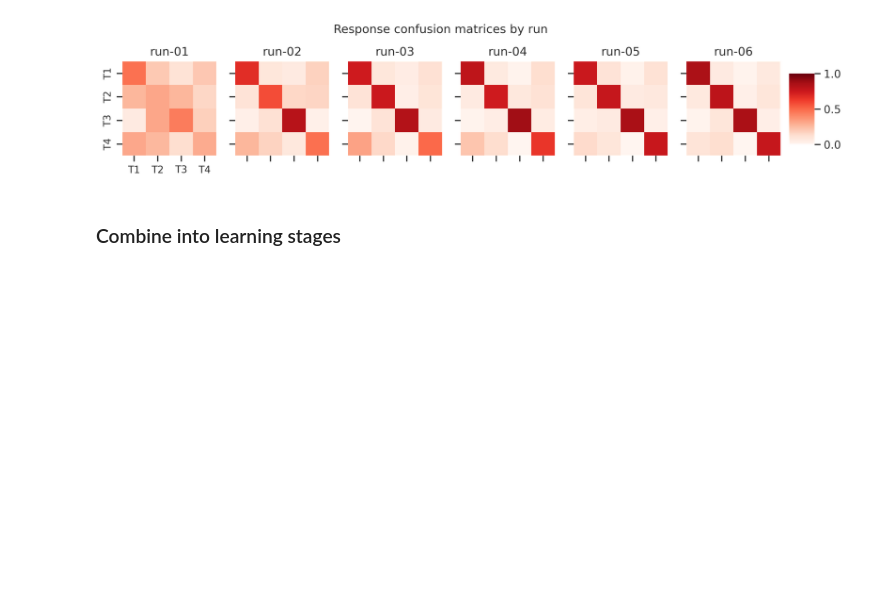
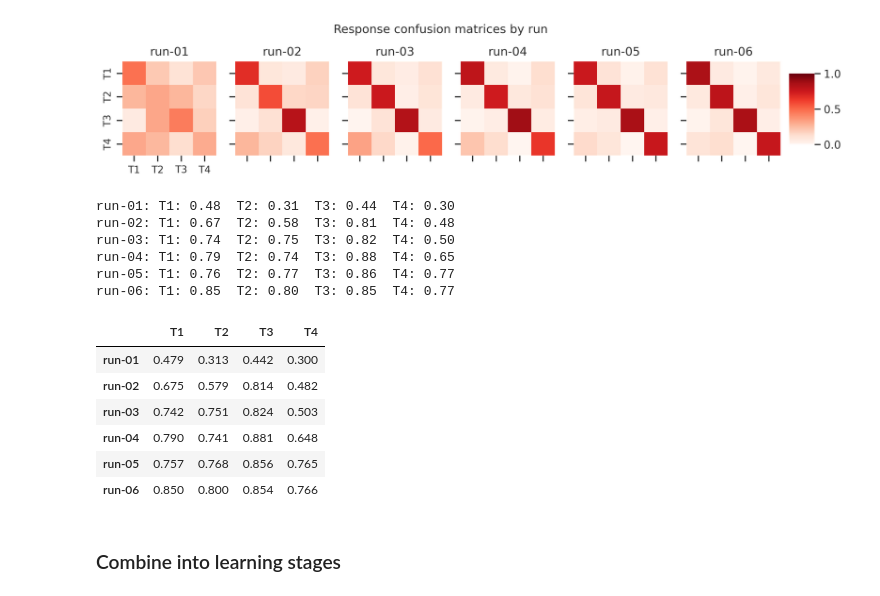
Before and after one commit to SoundBrainLab/fMRI_auditory-category-learning, a Jupyter notebook: 04_behavior/behavior_analysis.ipynb, the cells around one changed output. Drawn from its saved outputs; the diff is of its cells as text; code cells hidden in the pictures; blank space fills up the shorter version.

```diff
--- a/04_behavior/behavior_analysis.ipynb
+++ b/04_behavior/behavior_analysis.ipynb
@@ -662,6 +645,33 @@ ax[0].set_yticklabels(tone_labels)
  Text(0, 2.5, 'T3'),
  Text(0, 3.5, 'T4')]
 [figure]
+# %%
+for run_id, cm_list in resp_run_cm_dict.items():
+    run_mean = np.mean(cm_list, axis=0)
+    diag = np.diag(run_mean)  # correct-response rate per tone
+    print(f"{run_id}: " + "  ".join(f"{t}: {v:.2f}" for t, v in zip(tone_labels, diag)))
+# %% [output]
+run-01: T1: 0.48  T2: 0.31  T3: 0.44  T4: 0.30
+run-02: T1: 0.67  T2: 0.58  T3: 0.81  T4: 0.48
+run-03: T1: 0.74  T2: 0.75  T3: 0.82  T4: 0.50
+run-04: T1: 0.79  T2: 0.74  T3: 0.88  T4: 0.65
+run-05: T1: 0.76  T2: 0.77  T3: 0.86  T4: 0.77
+run-06: T1: 0.85  T2: 0.80  T3: 0.85  T4: 0.77
+# %%
+data = {}
+for run_id, cm_list in resp_run_cm_dict.items():
+    run_mean = np.mean(cm_list, axis=0)
+    data[run_id] = np.diag(run_mean)
+
+pd.DataFrame(data, index=tone_labels).T.round(3)
+# %% [output]
+|  | T1 | T2 | T3 | T4 |
+| run-01 | 0.479 | 0.313 | 0.442 | 0.300 |
+| run-02 | 0.675 | 0.579 | 0.814 | 0.482 |
+| run-03 | 0.742 | 0.751 | 0.824 | 0.503 |
+| run-04 | 0.790 | 0.741 | 0.881 | 0.648 |
+| run-05 | 0.757 | 0.768 | 0.856 | 0.765 |
+| run-06 | 0.850 | 0.800 | 0.854 | 0.766 |
 # %% [markdown]
 ### Combine into learning stages
 # %%
```
Also changed, not shown: parts of 2 cells of this notebook, 2 other files.
